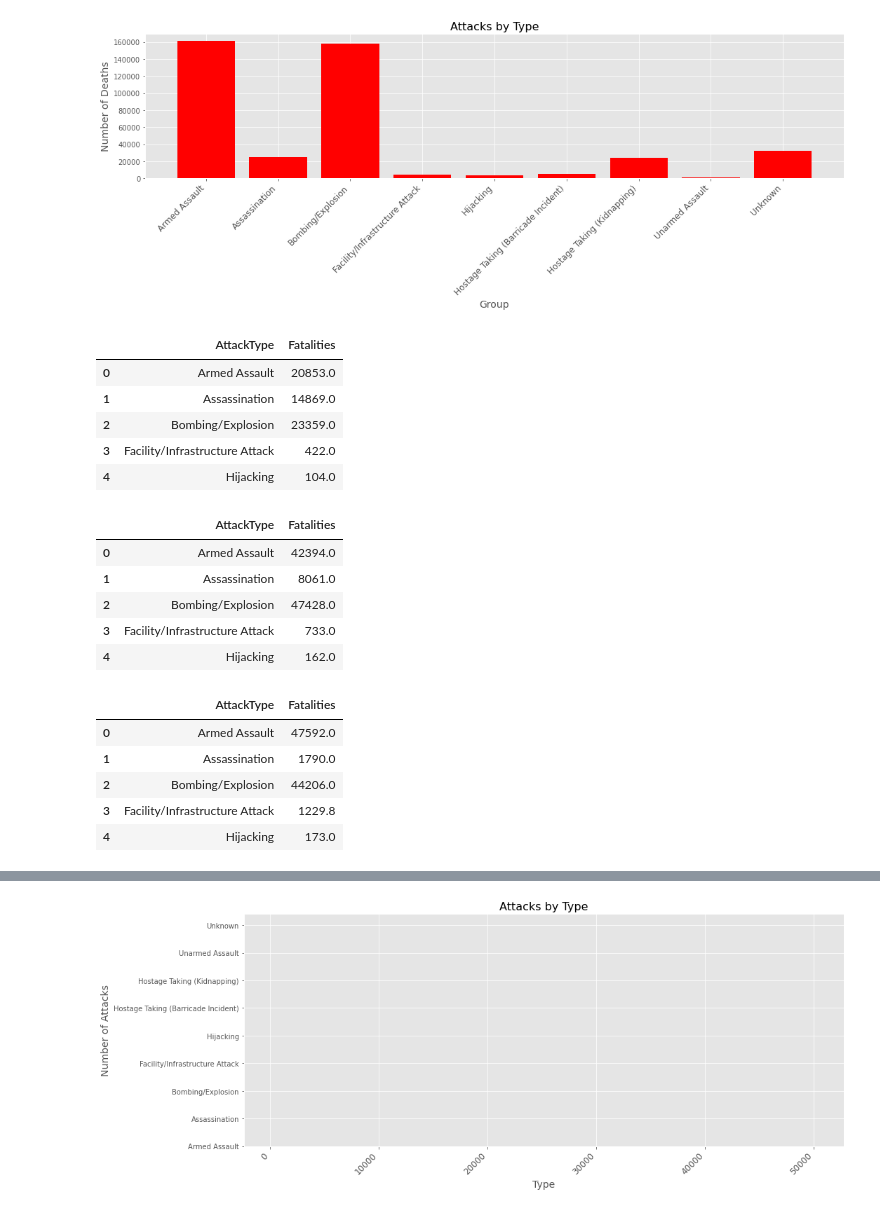
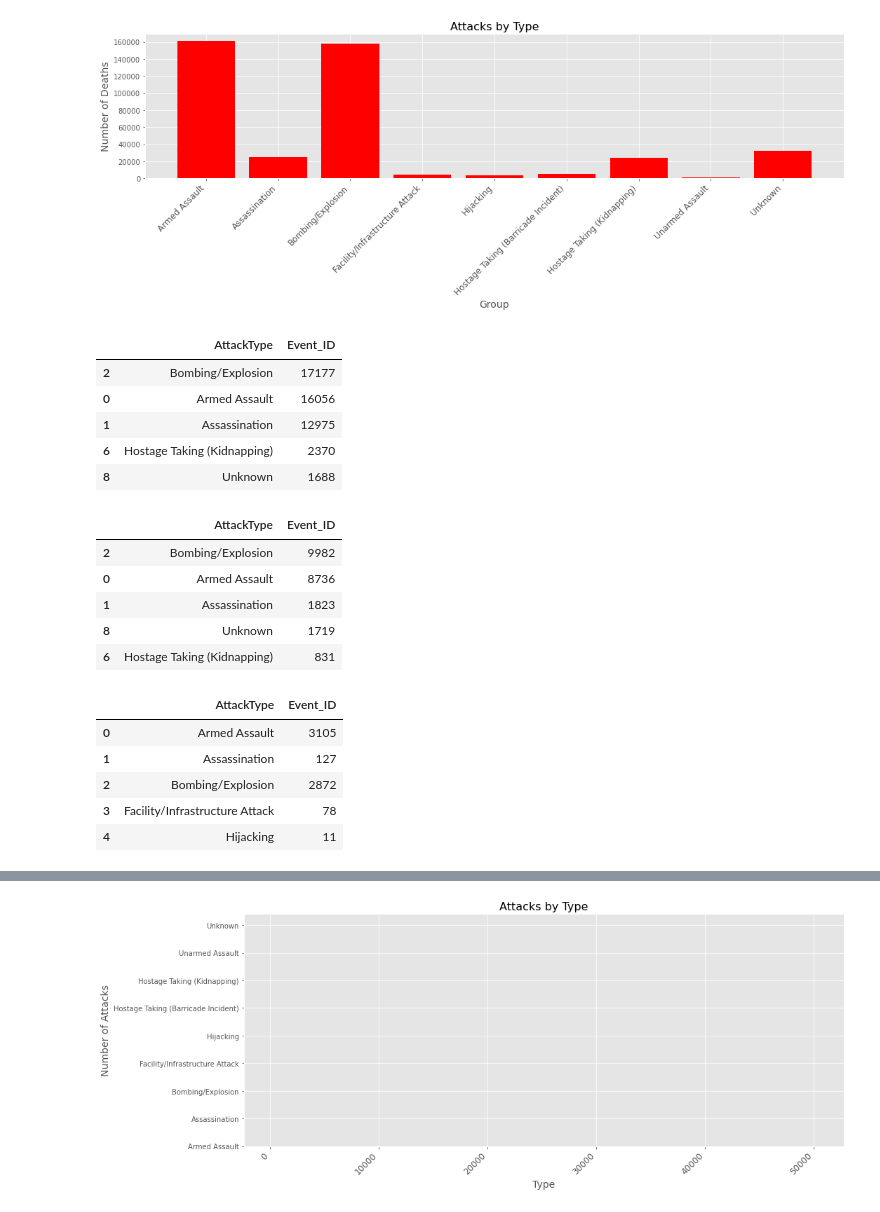
Before and after one commit to gverploeg/Terrorism_Capstone, a Jupyter notebook: notebooks/data_sort_pandas.ipynb, the cells around one changed output, grey strips where cells are left out. Saved outputs shown, nothing was run; the diff lists cells and outputs as text; code cells hidden in the pictures.

```diff
--- a/notebooks/data_sort_pandas.ipynb
+++ b/notebooks/data_sort_pandas.ipynb
@@ -464,38 +467,38 @@ age_10_29 = terror[(terror['Fatalities'] >= 10) & (terror['Fatalities'] <=29)]
 
 age_30 = terror[(terror['Fatalities'] >= 30)]
 # %%
-death_1_2 = age_1_2.groupby('AttackType')['Fatalities'].sum().to_frame().reset_index()
+death_1_2 = age_1_2.groupby('AttackType')['Event_ID'].count().to_frame().reset_index().sort_values('Event_ID', ascending=False)
 
 death_1_2.head()
 # %% [output]
-|  | AttackType | Fatalities |
-| 0 | Armed Assault | 20853.0 |
-| 1 | Assassination | 14869.0 |
-| 2 | Bombing/Explosion | 23359.0 |
-| 3 | Facility/Infrastructure Attack | 422.0 |
-| 4 | Hijacking | 104.0 |
+|  | AttackType | Event_ID |
+| 2 | Bombing/Explosion | 17177 |
+| 0 | Armed Assault | 16056 |
+| 1 | Assassination | 12975 |
+| 6 | Hostage Taking (Kidnapping) | 2370 |
+| 8 | Unknown | 1688 |
 # %%
-death_3_9 = age_3_9.groupby('AttackType')['Fatalities'].sum().to_frame().reset_index()
+death_3_9 = age_3_9.groupby('AttackType')['Event_ID'].count().to_frame().reset_index().sort_values('Event_ID', ascending=False)
 
 death_3_9.head()
 # %% [output]
-|  | AttackType | Fatalities |
-| 0 | Armed Assault | 42394.0 |
-| 1 | Assassination | 8061.0 |
-| 2 | Bombing/Explosion | 47428.0 |
-| 3 | Facility/Infrastructure Attack | 733.0 |
-| 4 | Hijacking | 162.0 |
+|  | AttackType | Event_ID |
+| 2 | Bombing/Explosion | 9982 |
+| 0 | Armed Assault | 8736 |
+| 1 | Assassination | 1823 |
+| 8 | Unknown | 1719 |
+| 6 | Hostage Taking (Kidnapping) | 831 |
 # %%
-death_10_29 = age_10_29.groupby('AttackType')['Fatalities'].sum().to_frame().reset_index()
+death_10_29 = age_10_29.groupby('AttackType')['Event_ID'].count().to_frame().reset_index()
 
 death_10_29.head()
 # %% [output]
-|  | AttackType | Fatalities |
-| 0 | Armed Assault | 47592.0 |
-| 1 | Assassination | 1790.0 |
-| 2 | Bombing/Explosion | 44206.0 |
-| 3 | Facility/Infrastructure Attack | 1229.8 |
-| 4 | Hijacking | 173.0 |
+|  | AttackType | Event_ID |
+| 0 | Armed Assault | 3105 |
+| 1 | Assassination | 127 |
+| 2 | Bombing/Explosion | 2872 |
+| 3 | Facility/Infrastructure Attack | 78 |
+| 4 | Hijacking | 11 |
 # %%
 death_30.head(8)
 # %% [output]
```
Also changed, not shown: parts of 28 cells of this notebook, 3 other files.
